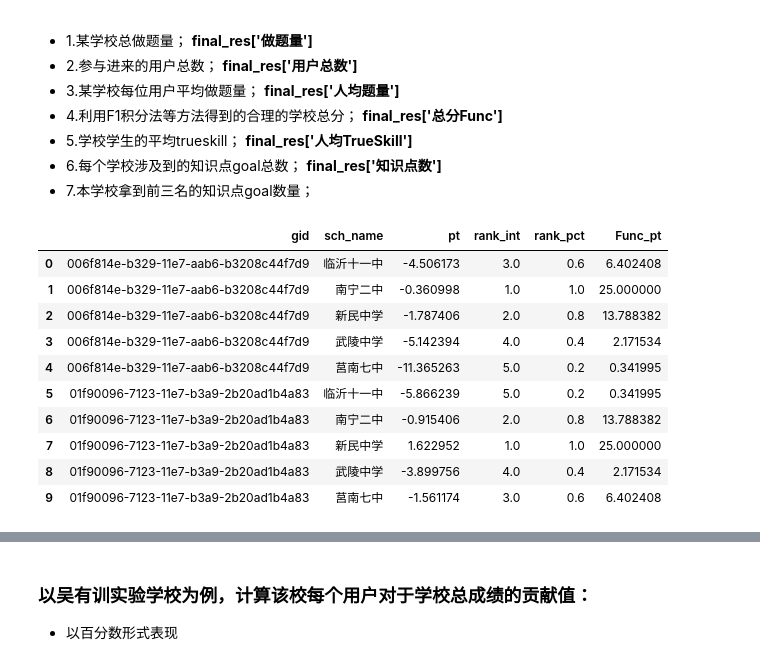
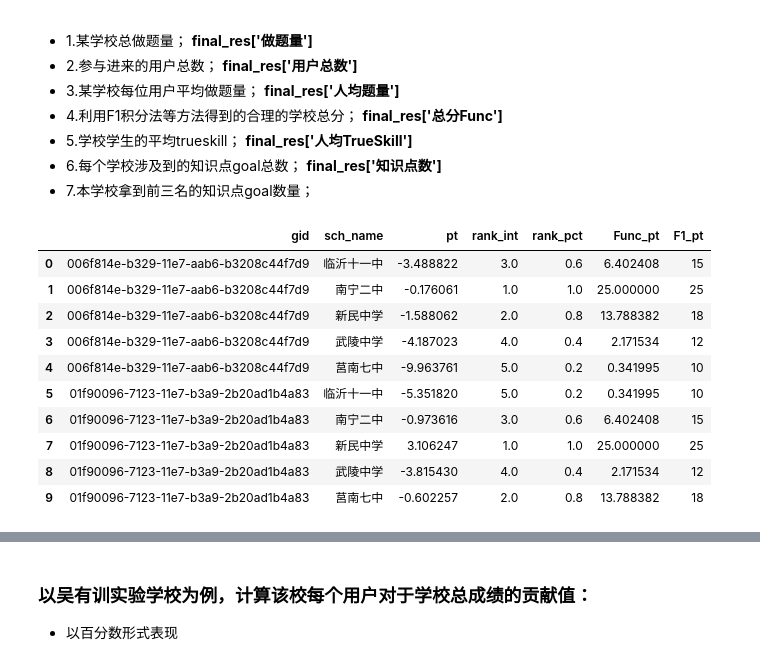
Before and after one commit to illusions-LYY/FirstThings, a Jupyter notebook: Ladder_Final-Copy1.ipynb, the cells around one changed output, grey strips where cells are left out. Saved outputs shown, nothing was run; the diff lists cells and outputs as text; code cells hidden in the pictures.

```diff
--- a/Ladder_Final-Copy1.ipynb
+++ b/Ladder_Final-Copy1.ipynb
@@ -97,7 +97,7 @@ def cal_TrueSkill(data):
         if item['corr']:
             u_player,g_player = ts.rate_1vs1(u_player,g_player)
         else :
-            g_player,u_player = ts.rate_1vs1(u_player,g_player)
+            g_player,u_player = ts.rate_1vs1(g_player,u_player)
 
         user[item['uid']] = u_player
         goal[item['gid']] = g_player
@@ -227,24 +227,27 @@ final_res['人均TrueSkill'] = sch_user_ts.groupby('sch_name').apply(lambda x:x[
 final_res['知识点数'] = data.groupby('sch_name').apply(lambda x:len(x.gid.unique()))
 # %%
 # 每个知识点下每个学校得分排名：
+F1_score = {1:25, 2:18, 3:15, 4:12, 5:10, 6:8, 7:6, 8:4, 9:2, 10:1}
+
 rs = data.groupby(['gid','sch_name']).apply(lambda x: sum(x.ts_pts))
 rs = pd.DataFrame(rs).reset_index()
 rs.columns = ['gid', 'sch_name', 'pt']
 rs['rank_int'] = rs[['gid', 'pt']].groupby(['gid']).rank(ascending=0)
 rs['rank_pct'] = rs[['gid','pt']].groupby('gid').rank(ascending=True,method='max',pct=True)
 rs['Func_pt'] = rs['rank_pct'].apply(lambda x:pow((x**8),1/3)*25)
+rs['F1_pt'] = rs['rank_int'].apply(lambda x:F1_score.get(x,0))
 rs.head(10)
 # %% [output]
-|  | gid | sch_name | pt | rank_int | rank_pct | Func_pt |
-| 0 | 006f814e-b329-11e7-aab6-b3208c44f7d9 | 临沂十一中 | -4.506173 | 3.0 | 0.6 | 6.402408 |
-| 1 | 006f814e-b329-11e7-aab6-b3208c44f7d9 | 南宁二中 | -0.360998 | 1.0 | 1.0 | 25.000000 |
-| 2 | 006f814e-b329-11e7-aab6-b3208c44f7d9 | 新民中学 | -1.787406 | 2.0 | 0.8 | 13.788382 |
-| 3 | 006f814e-b329-11e7-aab6-b3208c44f7d9 | 武陵中学 | -5.142394 | 4.0 | 0.4 | 2.171534 |
-| 4 | 006f814e-b329-11e7-aab6-b3208c44f7d9 | 莒南七中 | -11.365263 | 5.0 | 0.2 | 0.341995 |
-| 5 | 01f90096-7123-11e7-b3a9-2b20ad1b4a83 | 临沂十一中 | -5.866239 | 5.0 | 0.2 | 0.341995 |
-| 6 | 01f90096-7123-11e7-b3a9-2b20ad1b4a83 | 南宁二中 | -0.915406 | 2.0 | 0.8 | 13.788382 |
-| 7 | 01f90096-7123-11e7-b3a9-2b20ad1b4a83 | 新民中学 | 1.622952 | 1.0 | 1.0 | 25.000000 |
-| 8 | 01f90096-7123-11e7-b3a9-2b20ad1b4a83 | 武陵中学 | -3.899756 | 4.0 | 0.4 | 2.171534 |
-| 9 | 01f90096-7123-11e7-b3a9-2b20ad1b4a83 | 莒南七中 | -1.561174 | 3.0 | 0.6 | 6.402408 |
+|  | gid | sch_name | pt | rank_int | rank_pct | Func_pt | F1_pt |
+| 0 | 006f814e-b329-11e7-aab6-b3208c44f7d9 | 临沂十一中 | -3.488822 | 3.0 | 0.6 | 6.402408 | 15 |
+| 1 | 006f814e-b329-11e7-aab6-b3208c44f7d9 | 南宁二中 | -0.176061 | 1.0 | 1.0 | 25.000000 | 25 |
+| 2 | 006f814e-b329-11e7-aab6-b3208c44f7d9 | 新民中学 | -1.588062 | 2.0 | 0.8 | 13.788382 | 18 |
+| 3 | 006f814e-b329-11e7-aab6-b3208c44f7d9 | 武陵中学 | -4.187023 | 4.0 | 0.4 | 2.171534 | 12 |
+| 4 | 006f814e-b329-11e7-aab6-b3208c44f7d9 | 莒南七中 | -9.963761 | 5.0 | 0.2 | 0.341995 | 10 |
+| 5 | 01f90096-7123-11e7-b3a9-2b20ad1b4a83 | 临沂十一中 | -5.351820 | 5.0 | 0.2 | 0.341995 | 10 |
+| 6 | 01f90096-7123-11e7-b3a9-2b20ad1b4a83 | 南宁二中 | -0.973616 | 3.0 | 0.6 | 6.402408 | 15 |
+| 7 | 01f90096-7123-11e7-b3a9-2b20ad1b4a83 | 新民中学 | 3.106247 | 1.0 | 1.0 | 25.000000 | 25 |
+| 8 | 01f90096-7123-11e7-b3a9-2b20ad1b4a83 | 武陵中学 | -3.815430 | 4.0 | 0.4 | 2.171534 | 12 |
+| 9 | 01f90096-7123-11e7-b3a9-2b20ad1b4a83 | 莒南七中 | -0.602257 | 2.0 | 0.8 | 13.788382 | 18 |
 # %%
 final_res['总分Func'] = rs.groupby('sch_name').apply(lambda x:sum(x['Func_pt']))
```
Also changed, not shown: parts of 7 cells of this notebook.
